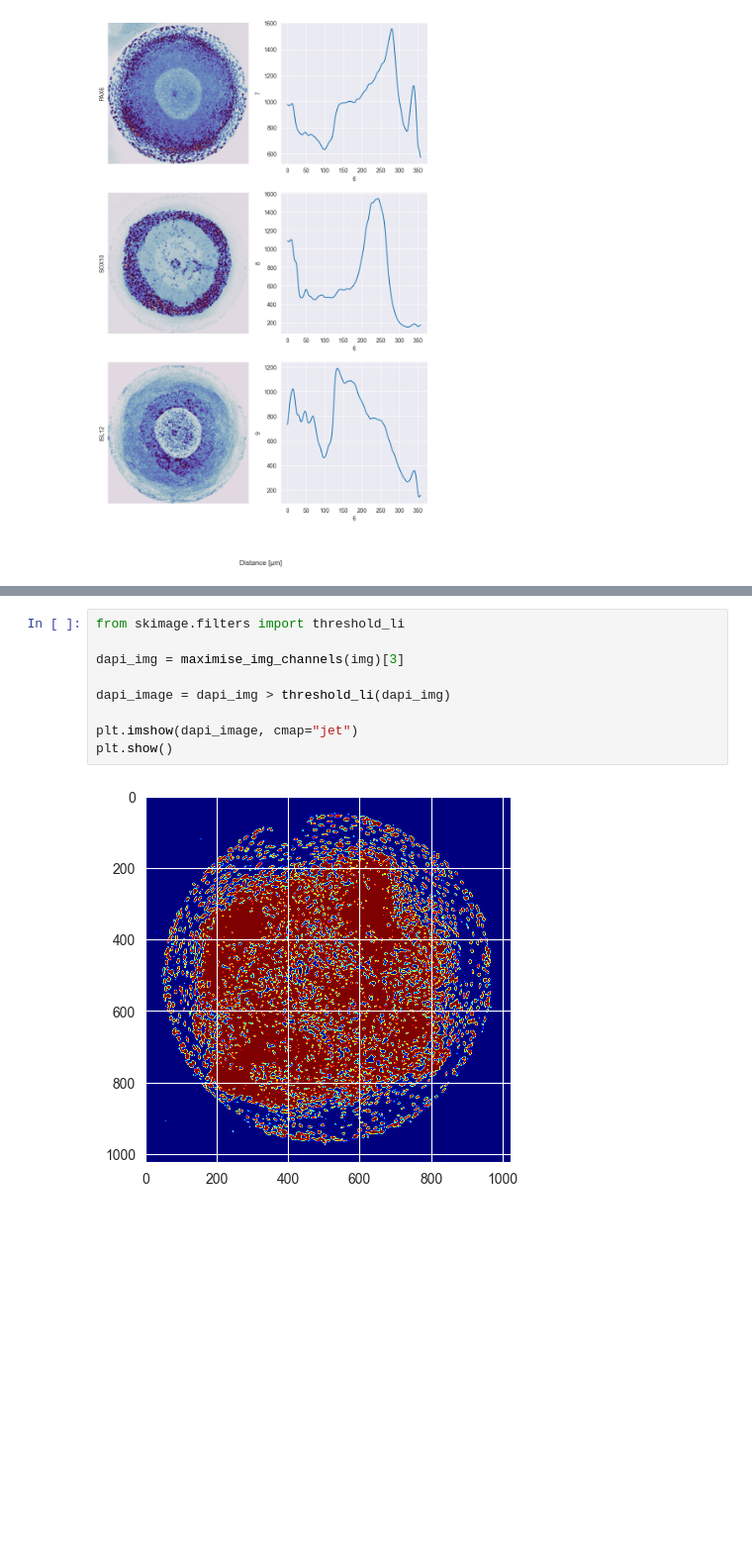
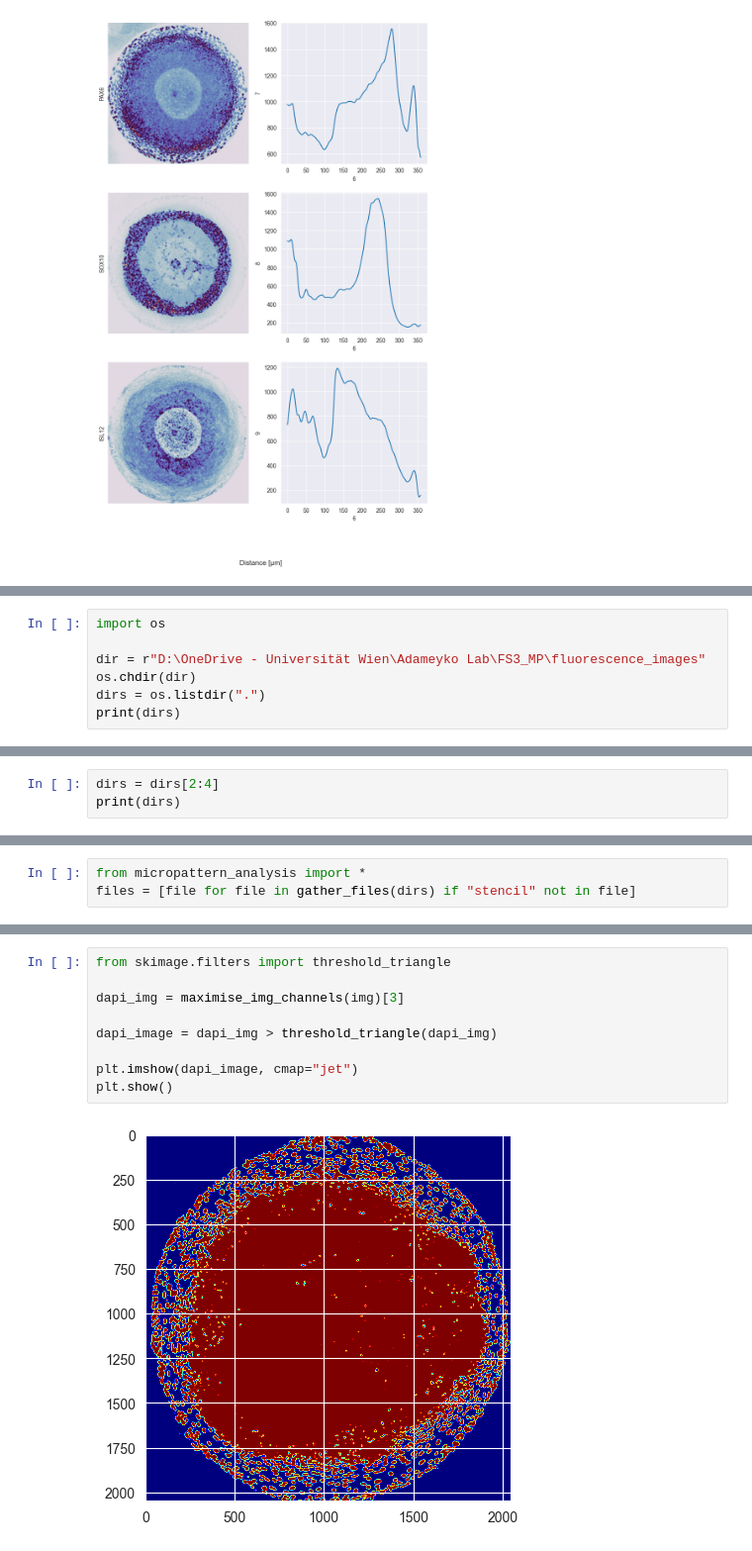
Before and after one commit to flotji-potji/micropattern_analysis, a Jupyter notebook: micropattern_fate_analysis.ipynb, the cells around one changed output, grey strips where cells are left out. Shown at 99% size. Saved outputs shown, nothing was run; the diff lists cells and outputs as text; blank space fills up the shorter version.

Commit message:
[UPDATE] almost finished analysis

```diff
--- a/micropattern_fate_analysis.ipynb
+++ b/micropattern_fate_analysis.ipynb
@@ -135,0 +125,7 @@ plt.show()
+# %%
+import os
+
+dir = r"D:\OneDrive - Universität Wien\Adameyko Lab\FS3_MP\fluorescence_images"
+os.chdir(dir)
+dirs = os.listdir(".")
+print(dirs)
@@ -135,0 +134,3 @@ plt.show()
+# %%
+dirs = dirs[2:4]
+print(dirs)
@@ -135,0 +139,3 @@ plt.show()
+# %%
+from micropattern_analysis import *
+files = [file for file in gather_files(dirs) if "stencil" not in file]
@@ -136,11 +175,11 @@ plt.show()
 # %%
-from skimage.filters import threshold_li
+from skimage.filters import threshold_triangle
 
 dapi_img = maximise_img_channels(img)[3]
 
-dapi_image = dapi_img > threshold_li(dapi_img)
+dapi_image = dapi_img > threshold_triangle(dapi_img)
 
 plt.imshow(dapi_image, cmap="jet")
 plt.show()
 # %% [output]
-[figure, old version]
+[figure, new version]
```
Also changed, not shown: parts of 12 cells of this notebook, 2 other files.
